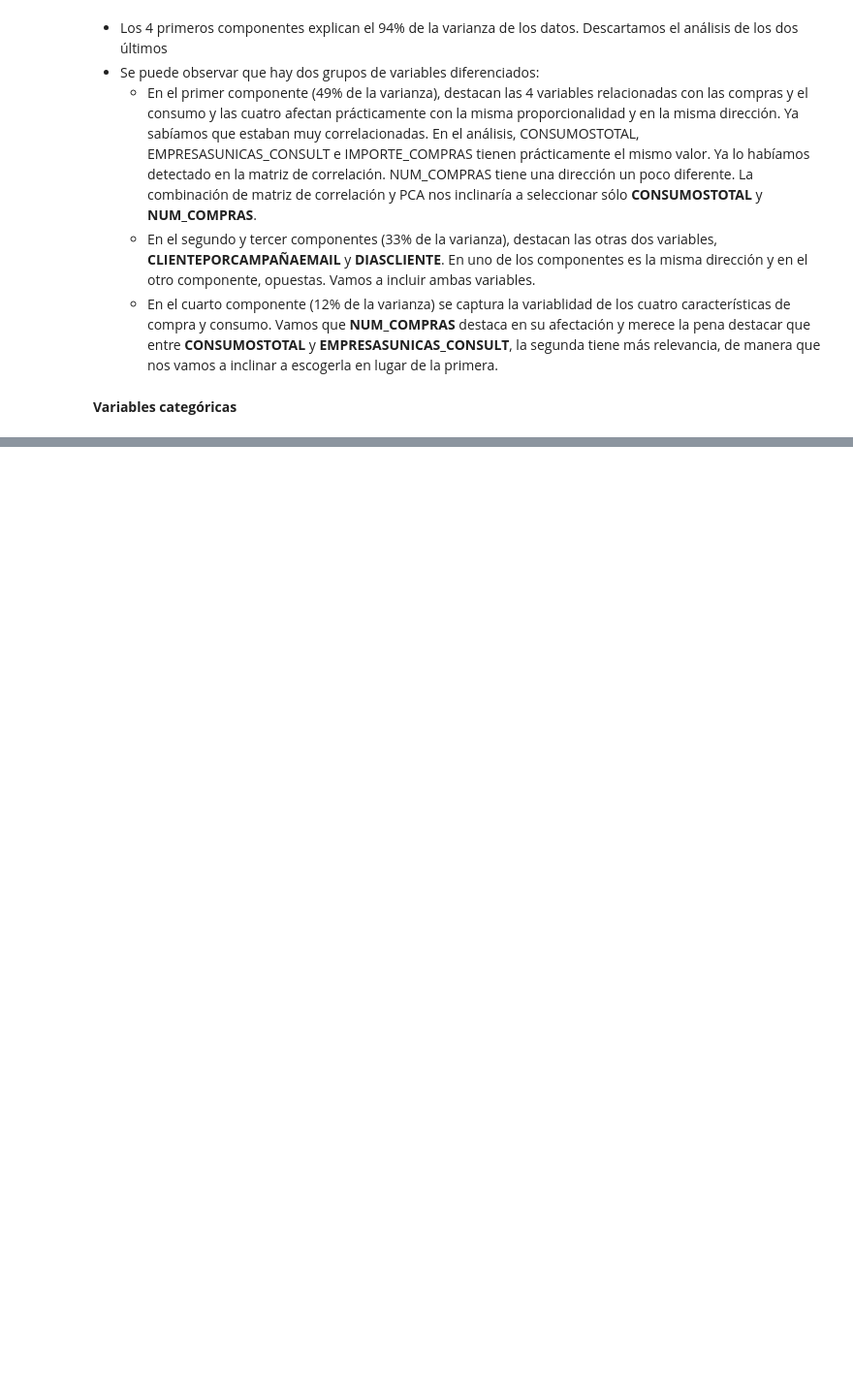
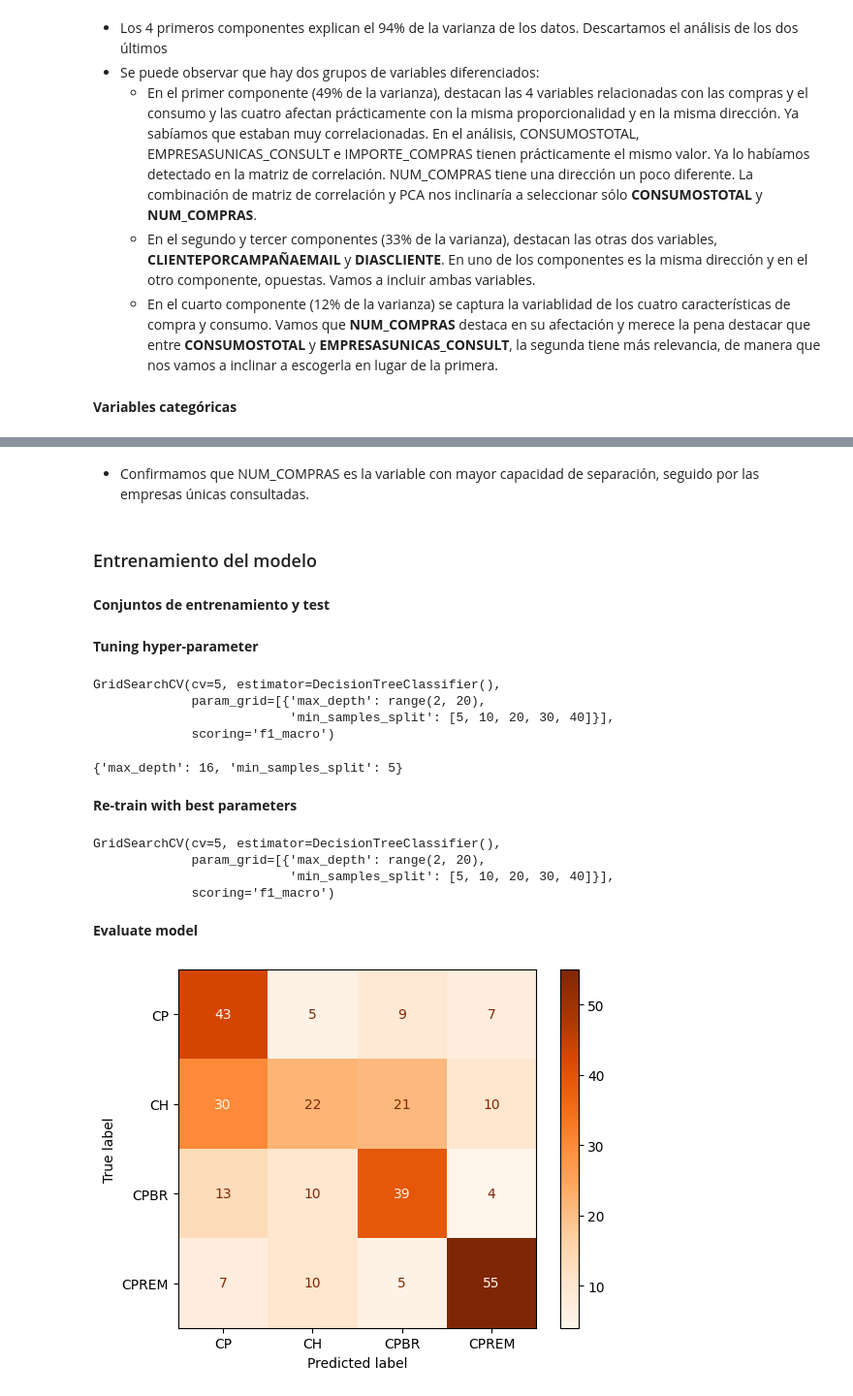
Before and after one commit to cperezh/segmentacion_clientes, a Jupyter notebook: M4 Desarrollo.ipynb, the cells around one changed output, grey strips where cells are left out. Shown at 97% size. Saved outputs shown, nothing was run; the diff lists cells and outputs as text; code cells hidden in the pictures; blank space fills up the shorter version.

Commit message:
entrenamiento y evaluación del arbol de decisión

```diff
--- a/M4 Desarrollo.ipynb
+++ b/M4 Desarrollo.ipynb
@@ -1365 +1357,4 @@ X_train, X_test, y_train, y_test = train_test_split(X_encoded, y, test_size=0.33
+# %%
+from imblearn.over_sampling import RandomOverSampler
+X_ros, y_ros = RandomOverSampler(random_state=10).fit_resample(X, y)
 # %% [markdown]
@@ -1382,0 +1418,48 @@ tree.plot_tree(clf, feature_names=features, class_names=clf.classes_);
+# %% [markdown]
+- Confirmamos que NUM_COMPRAS es la variable con mayor capacidad de separación, seguido por las empresas únicas consultadas.
+# %% [markdown]
+### Entrenamiento del modelo
+# %% [markdown]
+**Conjuntos de entrenamiento y test**
+# %%
+X_train, X_test, y_train, y_test = train_test_split(X_ros, y_ros, test_size=0.33, random_state=42)
+# %% [markdown]
+
+**Tuning hyper-parameter**
+# %%
+from sklearn.model_selection import GridSearchCV
+
+param_grid = [{'max_depth': range(2,20), 'min_samples_split': [5, 10, 20, 30, 40]}]
+
+dec_tree = tree.DecisionTreeClassifier()
+clf = GridSearchCV(dec_tree, param_grid, cv=5, scoring="f1_macro")
+clf.fit(X_train, y_train)
+# %% [output]
+GridSearchCV(cv=5, estimator=DecisionTreeClassifier(),
+             param_grid=[{'max_depth': range(2, 20),
+                          'min_samples_split': [5, 10, 20, 30, 40]}],
+             scoring='f1_macro')
+# %%
+clf.best_params_
+# %% [output]
+{'max_depth': 16, 'min_samples_split': 5}
+# %% [markdown]
+**Re-train with best parameters**
+# %%
+dec_tree = tree.DecisionTreeClassifier(max_depth=16, min_samples_split=5)
+clf.fit(X_train, y_train)
+# %% [output]
+GridSearchCV(cv=5, estimator=DecisionTreeClassifier(),
+             param_grid=[{'max_depth': range(2, 20),
+                          'min_samples_split': [5, 10, 20, 30, 40]}],
+             scoring='f1_macro')
+# %% [markdown]
+**Evaluate model**
+# %%
+from sklearn.metrics import confusion_matrix, ConfusionMatrixDisplay,  roc_auc_score
+
+y_pred = clf.predict(X_test)
+
+ConfusionMatrixDisplay.from_predictions(y_test, y_pred, display_labels=df_labels["class_desc_short"], cmap="Oranges");
+# %% [output]
+[figure, added]
```
Also changed, not shown: parts of 37 cells of this notebook, 1 other file.
